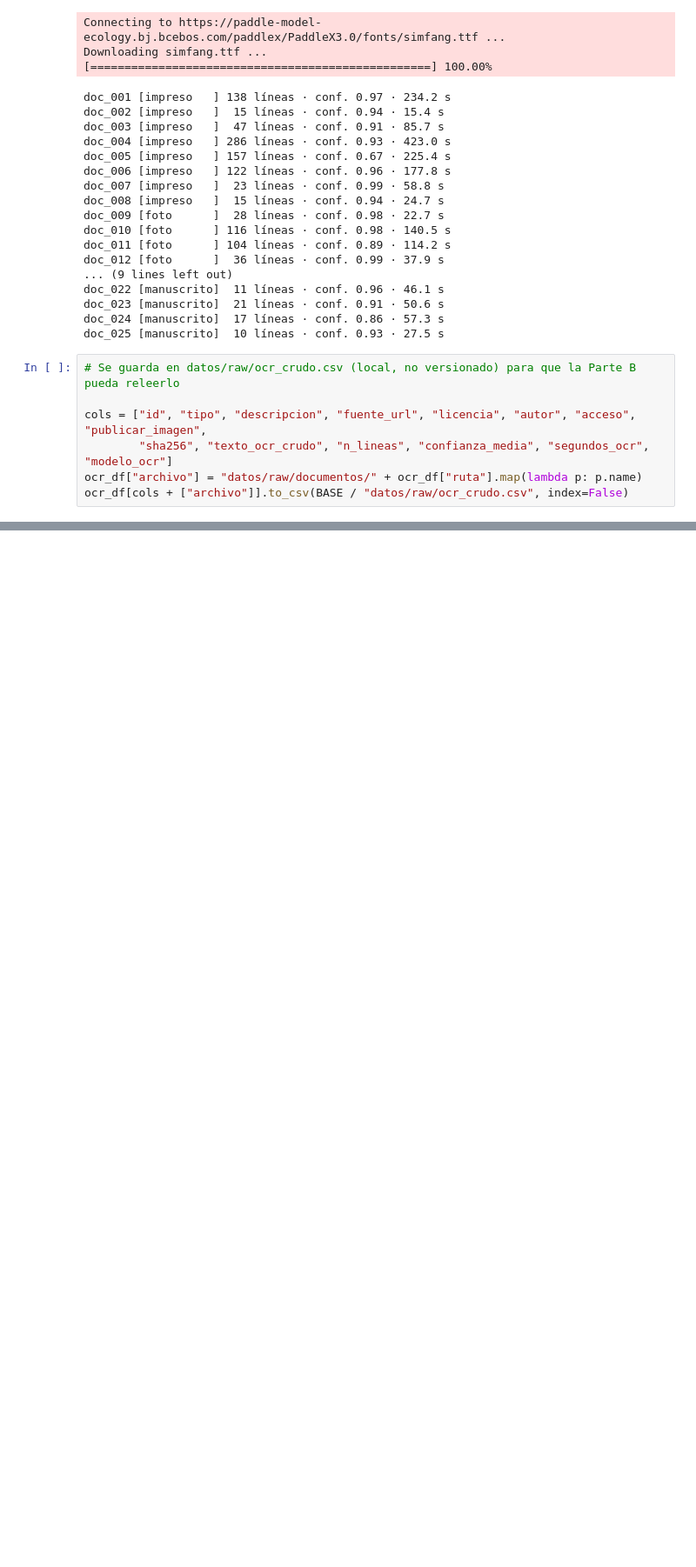
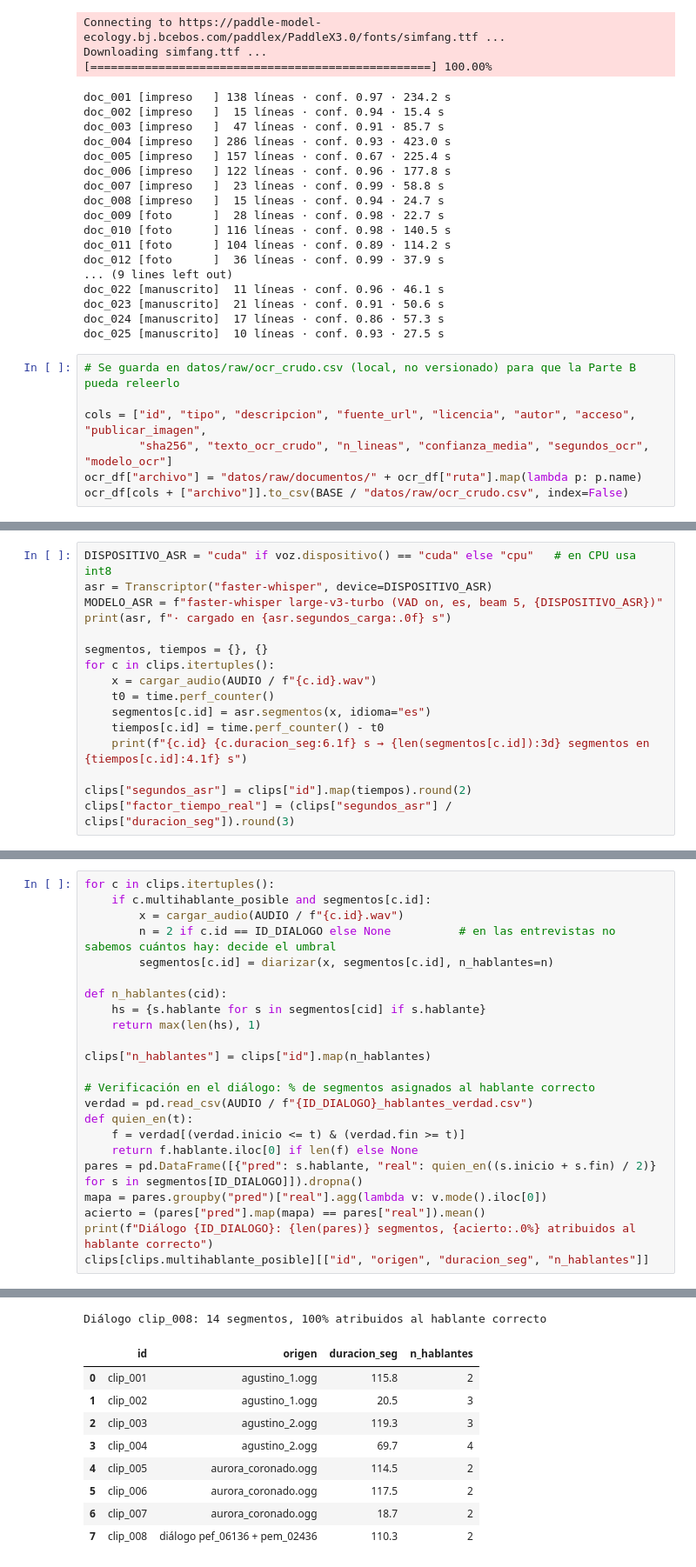
Before and after one commit to ValMur123/python_intermedio, a Jupyter notebook: tarea_2/01_extraccion.ipynb, the cells around one changed output, grey strips where cells are left out. Shown at 87% size. Saved outputs shown, nothing was run; the diff lists cells and outputs as text; blank space fills up the shorter version.

```diff
--- a/tarea_2/01_extraccion.ipynb
+++ b/tarea_2/01_extraccion.ipynb
@@ -221,0 +478,16 @@ ocr_df[cols + ["archivo"]].to_csv(BASE / "datos/raw/ocr_crudo.csv", index=False)
+# %%
+DISPOSITIVO_ASR = "cuda" if voz.dispositivo() == "cuda" else "cpu"   # en CPU usa int8
+asr = Transcriptor("faster-whisper", device=DISPOSITIVO_ASR)
+MODELO_ASR = f"faster-whisper large-v3-turbo (VAD on, es, beam 5, {DISPOSITIVO_ASR})"
+print(asr, f"· cargado en {asr.segundos_carga:.0f} s")
+
+segmentos, tiempos = {}, {}
+for c in clips.itertuples():
+    x = cargar_audio(AUDIO / f"{c.id}.wav")
+    t0 = time.perf_counter()
+    segmentos[c.id] = asr.segmentos(x, idioma="es")
+    tiempos[c.id] = time.perf_counter() - t0
+    print(f"{c.id} {c.duracion_seg:6.1f} s → {len(segmentos[c.id]):3d} segmentos en {tiempos[c.id]:4.1f} s")
+
+clips["segundos_asr"] = clips["id"].map(tiempos).round(2)
+clips["factor_tiempo_real"] = (clips["segundos_asr"] / clips["duracion_seg"]).round(3)
@@ -221,0 +535,24 @@ ocr_df[cols + ["archivo"]].to_csv(BASE / "datos/raw/ocr_crudo.csv", index=False)
+# %%
+for c in clips.itertuples():
+    if c.multihablante_posible and segmentos[c.id]:
+        x = cargar_audio(AUDIO / f"{c.id}.wav")
+        n = 2 if c.id == ID_DIALOGO else None          # en las entrevistas no sabemos cuántos hay: decide el umbral
+        segmentos[c.id] = diarizar(x, segmentos[c.id], n_hablantes=n)
+
+def n_hablantes(cid):
+    hs = {s.hablante for s in segmentos[cid] if s.hablante}
+    return max(len(hs), 1)
+
+clips["n_hablantes"] = clips["id"].map(n_hablantes)
+
+# Verificación en el diálogo: % de segmentos asignados al hablante correcto
+verdad = pd.read_csv(AUDIO / f"{ID_DIALOGO}_hablantes_verdad.csv")
+def quien_en(t):
+    f = verdad[(verdad.inicio <= t) & (verdad.fin >= t)]
+    return f.hablante.iloc[0] if len(f) else None
+pares = pd.DataFrame([{"pred": s.hablante, "real": quien_en((s.inicio + s.fin) / 2)} for s in segmentos[ID_DIALOGO]]).dropna()
+mapa = pares.groupby("pred")["real"].agg(lambda v: v.mode().iloc[0])
+acierto = (pares["pred"].map(mapa) == pares["real"]).mean()
+print(f"Diálogo {ID_DIALOGO}: {len(pares)} segmentos, {acierto:.0%} atribuidos al hablante correcto")
+clips[clips.multihablante_posible][["id", "origen", "duracion_seg", "n_hablantes"]]
+# %% [output]
@@ -221,0 +561,10 @@ ocr_df[cols + ["archivo"]].to_csv(BASE / "datos/raw/ocr_crudo.csv", index=False)
+Diálogo clip_008: 14 segmentos, 100% atribuidos al hablante correcto
+|  | id | origen | duracion_seg | n_hablantes |
+| 0 | clip_001 | agustino_1.ogg | 115.8 | 2 |
+| 1 | clip_002 | agustino_1.ogg | 20.5 | 3 |
+| 2 | clip_003 | agustino_2.ogg | 119.3 | 3 |
+| 3 | clip_004 | agustino_2.ogg | 69.7 | 4 |
+| 4 | clip_005 | aurora_coronado.ogg | 114.5 | 2 |
+| 5 | clip_006 | aurora_coronado.ogg | 117.5 | 2 |
+| 6 | clip_007 | aurora_coronado.ogg | 18.7 | 2 |
+| 7 | clip_008 | diálogo pef_06136 + pem_02436 | 110.3 | 2 |
```
Also changed, not shown: parts of 16 cells of this notebook, 1 other file.
